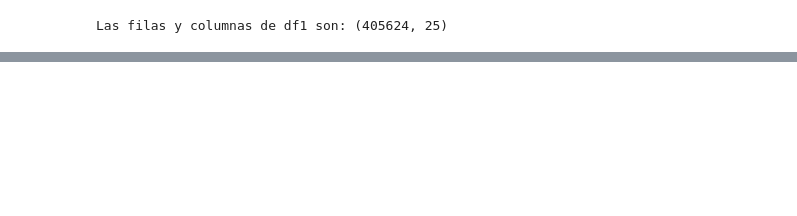
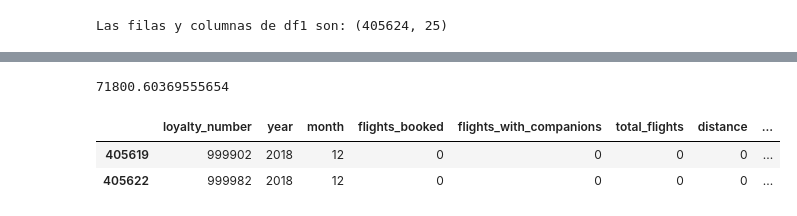
Before and after one commit to Adalab/bda-modulo-3-evaluacion-final-laural87, a Jupyter notebook: fase1_exploracion_limpieza.ipynb, the cells around one changed output, grey strips where cells are left out. Saved outputs shown, nothing was run; the diff lists cells and outputs as text; code cells hidden in the pictures; blank space fills up the shorter version.

```diff
--- a/fase1_exploracion_limpieza.ipynb
+++ b/fase1_exploracion_limpieza.ipynb
@@ -290,0 +444,21 @@ memory usage: 77.4+ MB
+# %%
+# calculamos la media de los niveles de estudios más cercanos según el estudio que he realizado
+
+df_fil = df[(df['education'] == 'high school or below') | (df['education'] == 'bachelor') ]
+
+df_fil['education'].unique()
+
+df_fil['salary'].mean()
+# %% [output]
+71800.60369555654
+# %%
+# Vamos a imputar esta media los valores que tengasn colege en education --- df.loc sirve para seleccionar datos por etiquetas de filas y columnas df.loc[row_labels, column_labels]
+
+df.loc[df['education'] == 'college', 'salary'] = round(df_fil['salary'].mean(),2)
+# %%
+# comprobamos
+df[df['education'] == 'college'].tail(2)
+# %% [output]
+|  | loyalty_number | year | month | flights_booked | flights_with_companions | total_flights | distance | ... |
+| 405619 | 999902 | 2018 | 12 | 0 | 0 | 0 | 0 | ... |
+| 405622 | 999982 | 2018 | 12 | 0 | 0 | 0 | 0 | ... |
```
Also changed, not shown: parts of 26 cells of this notebook, 2 other files.
